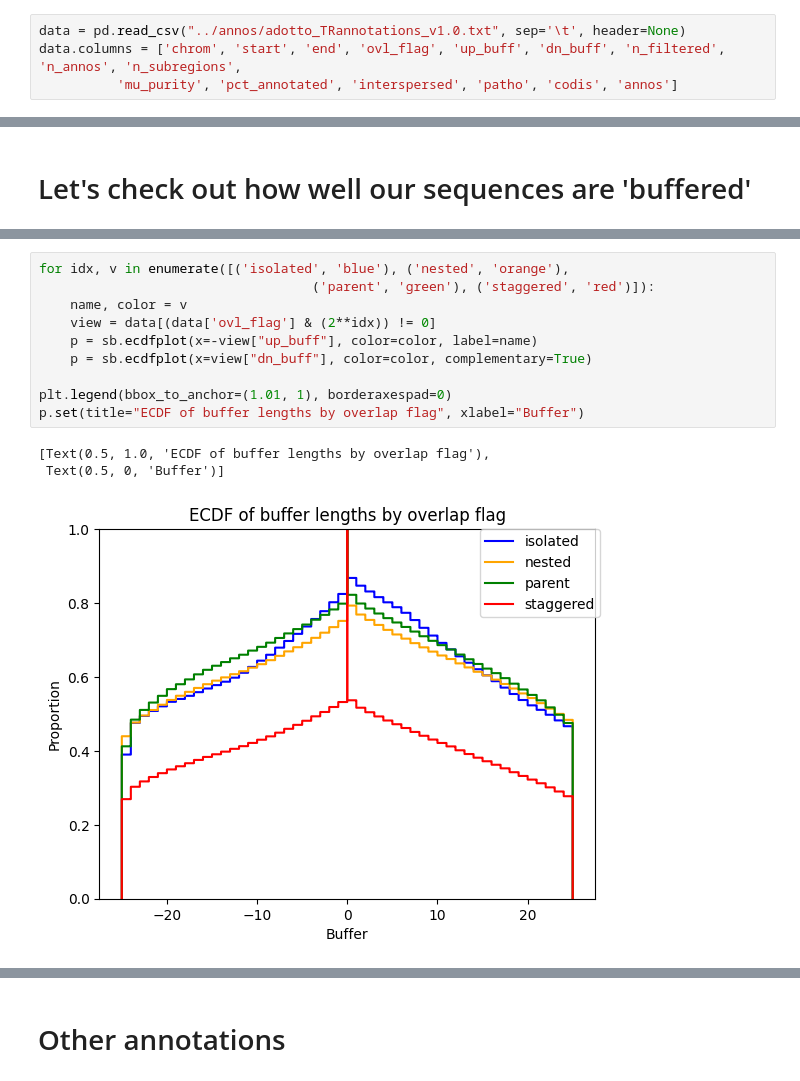
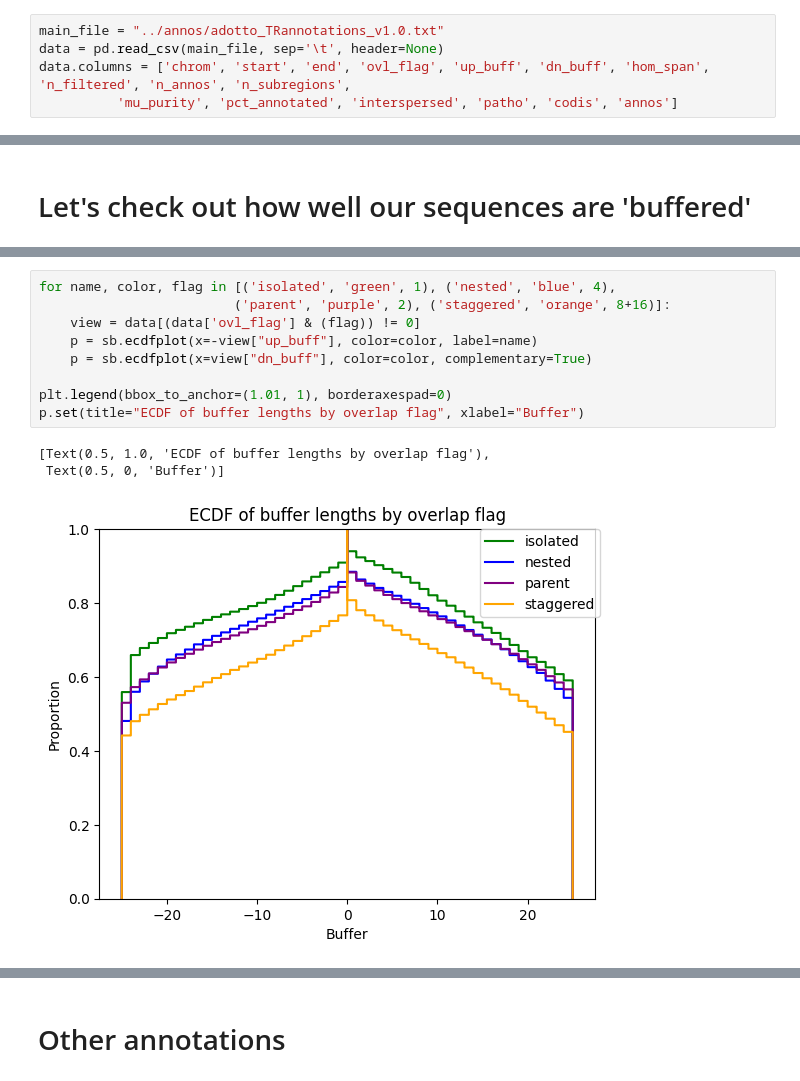
Before and after one commit to ACEnglish/adotto, a Jupyter notebook: regions/notebooks/FinalRegionsQC.ipynb, the cells around one changed output, grey strips where cells are left out. Saved outputs shown, nothing was run; the diff lists cells and outputs as text.

Commit message:
staggering change
and new homopolymer column

```diff
--- a/regions/notebooks/FinalRegionsQC.ipynb
+++ b/regions/notebooks/FinalRegionsQC.ipynb
@@ -7,6 +8,7 @@ import matplotlib.pyplot as plt
 # %%
-data = pd.read_csv("../annos/adotto_TRannotations_v1.0.txt", sep='\t', header=None)
-data.columns = ['chrom', 'start', 'end', 'ovl_flag', 'up_buff', 'dn_buff', 'n_filtered', 'n_annos', 'n_subregions',
+main_file = "../annos/adotto_TRannotations_v1.0.txt"
+data = pd.read_csv(main_file, sep='\t', header=None)
+data.columns = ['chrom', 'start', 'end', 'ovl_flag', 'up_buff', 'dn_buff', 'hom_span', 'n_filtered', 'n_annos', 'n_subregions',
           'mu_purity', 'pct_annotated', 'interspersed', 'patho', 'codis', 'annos']
 # %%
 def decode_ovl_flag(m_flag):
@@ -136,15 +138,14 @@ result
 # %%
-for idx, v in enumerate([('isolated', 'blue'), ('nested', 'orange'),
-                                   ('parent', 'green'), ('staggered', 'red')]):
-    name, color = v
-    view = data[(data['ovl_flag'] & (2**idx)) != 0]
+for name, color, flag in [('isolated', 'green', 1), ('nested', 'blue', 4),
+                         ('parent', 'purple', 2), ('staggered', 'orange', 8+16)]:
+    view = data[(data['ovl_flag'] & (flag)) != 0]
     p = sb.ecdfplot(x=-view["up_buff"], color=color, label=name)
     p = sb.ecdfplot(x=view["dn_buff"], color=color, complementary=True)
 
 plt.legend(bbox_to_anchor=(1.01, 1), borderaxespad=0)
 p.set(title="ECDF of buffer lengths by overlap flag", xlabel="Buffer")
 # %% [output]
 [Text(0.5, 1.0, 'ECDF of buffer lengths by overlap flag'),
  Text(0.5, 0, 'Buffer')]
-[figure, old version]
+[figure, new version]
 # %%
```
Also changed, not shown: parts of 25 cells of this notebook, 1 other file.
